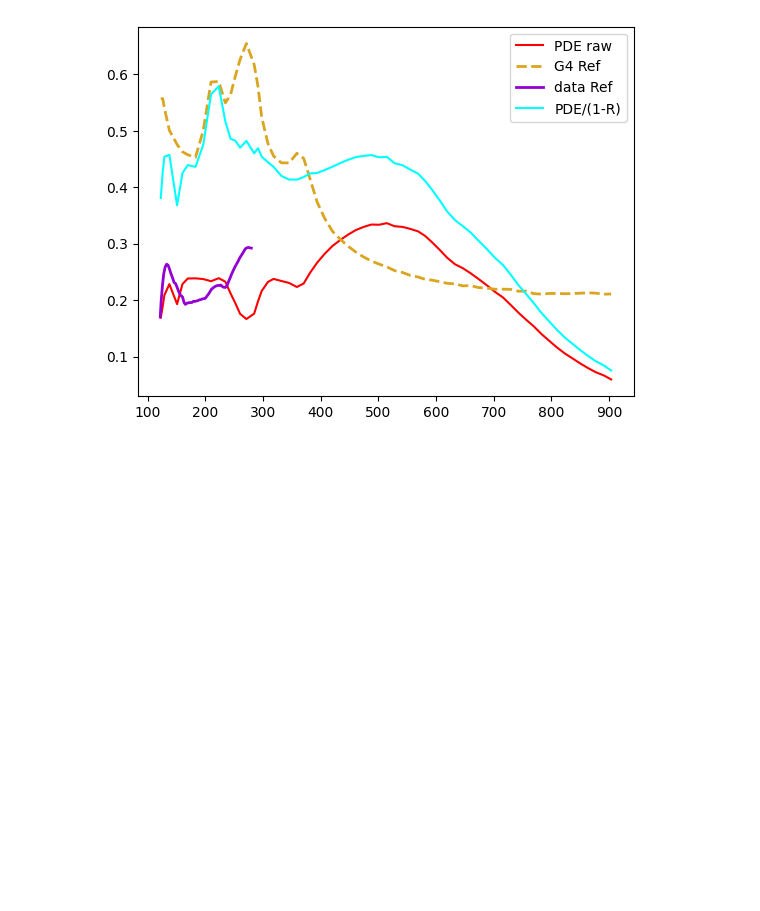
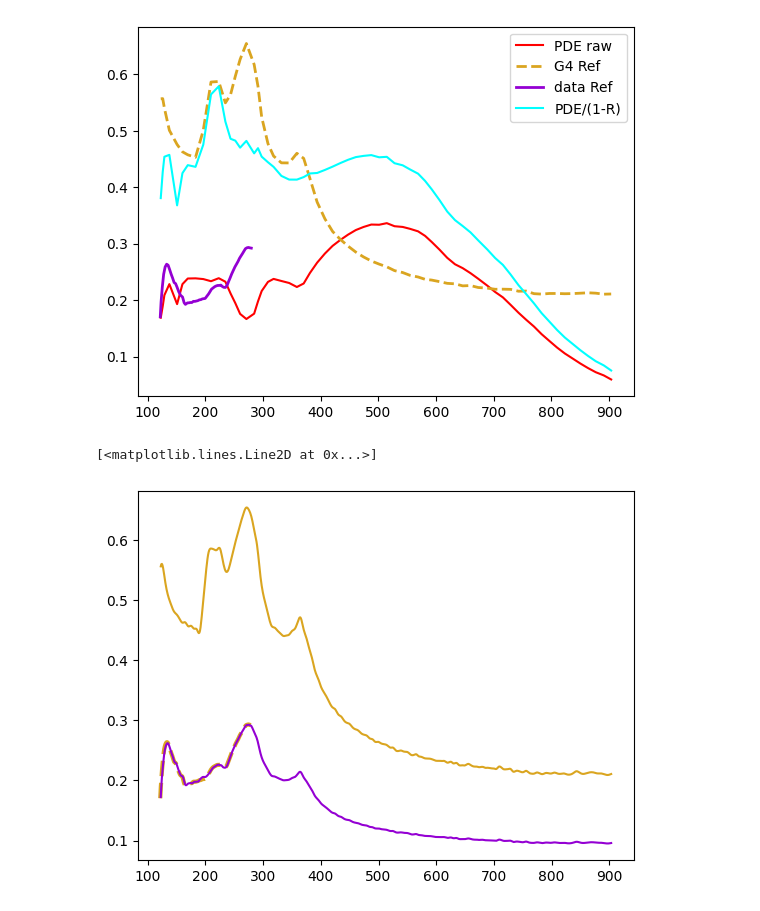
Before and after one commit to austindsc/PDEcorrection_g4_lolx, a Jupyter notebook: pythonScripts/doScaling_restartv35.ipynb, the cells around one changed output. Saved outputs shown, nothing was run; the diff lists cells and outputs as text; code cells hidden in the pictures; blank space fills up the shorter version.

```diff
--- a/pythonScripts/doScaling_restartv35.ipynb
+++ b/pythonScripts/doScaling_restartv35.ipynb
@@ -359,5 +359,15 @@ for wl in xplot_pde:
 
   A_massaged.append(A)
   pdeP_massaged.append(pdeP)
+# %%
+# why can't I make R values track one another?
+plt.plot(x_litR, vuvR_f(x_litR), color = ms.air.col, linewidth = 3, linestyle = "--", label = "R - literature")
+
+plt.plot(xplot_pde, r_f(xplot_pde), color = ms.air.col, label = "R - G4")
+
+plt.plot(xplot_pde, r_f(xplot_pde) * (1 - A_flatEnd - D), color = ms.lxe.col, label = "R - G4")
+# %% [output]
+[<matplotlib.lines.Line2D at 0x...>]
+[figure, added]
 # %%
 A_massaged = np.array(A_massaged)
```
Also changed, not shown: parts of 4 cells of this notebook.
